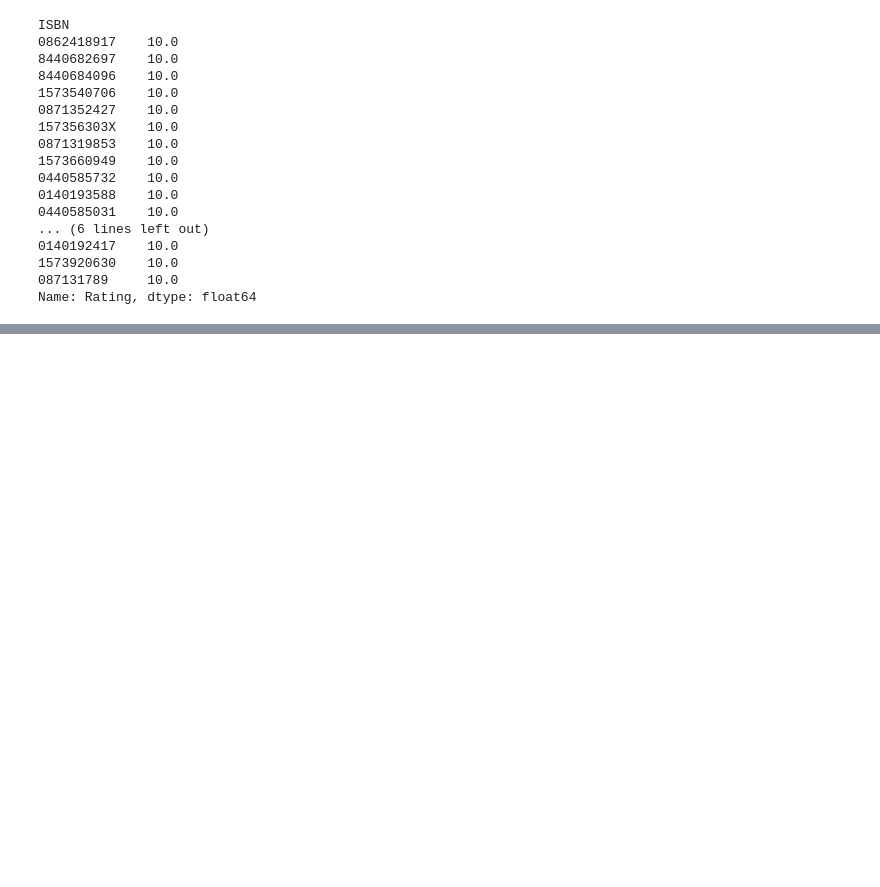
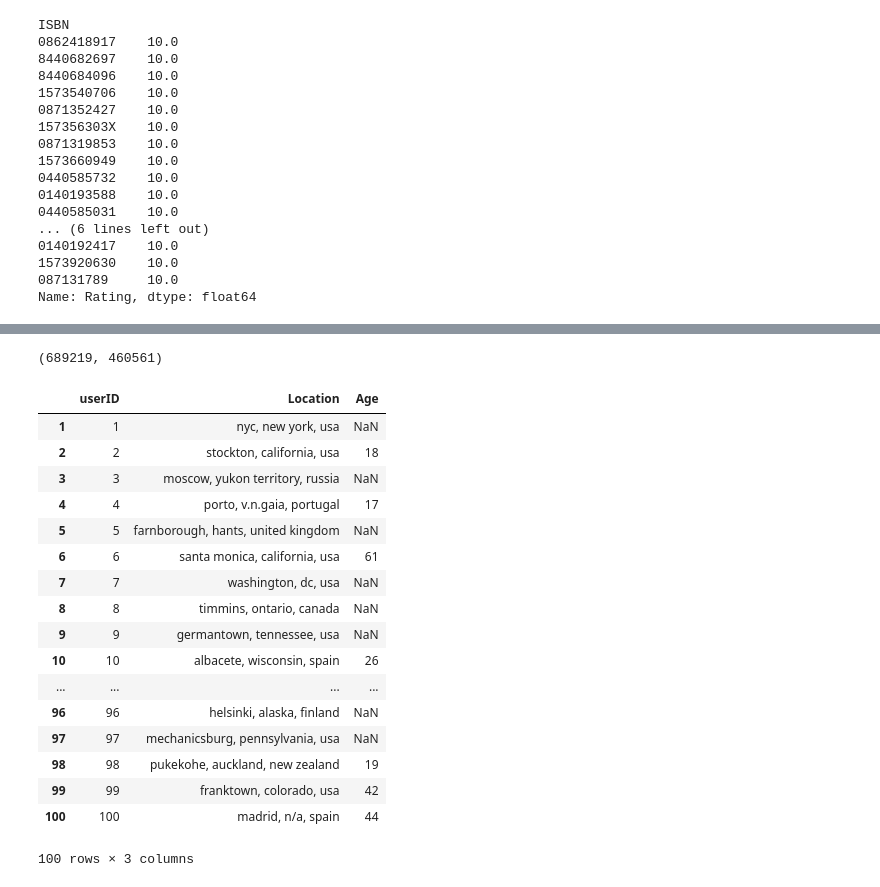
Before and after one commit to hophamtenquang/RecSys, a Jupyter notebook: BX2.ipynb, the cells around one changed output, grey strips where cells are left out. Cells and saved outputs as stored; diff of their text form; code cells hidden in the pictures; blank space fills up the shorter version.

```diff
--- a/BX2.ipynb
+++ b/BX2.ipynb
@@ -2,7 +2,7 @@
 import pandas as pd
 
 # User columns, using to read csv
-u_cols = ['User-ID', 'Location', 'Age']
+u_cols = ['userID', 'Location', 'Age']
 users = pd.read_csv('BX-CSV-Dump/BX-Users.csv', sep=';', names=u_cols, encoding='latin-1')
 
 # Book columns, using to read CSV
@@ -106,0 +156,25 @@ Gathering per-item and per-user statistics.
+# %%
+len(train_data), len(test_data)
+# %% [output]
+(689219, 460561)
+# %%
+users.head(100)
+# %% [output]
+|  | userID | Location | Age |
+| 1 | 1 | nyc, new york, usa | NaN |
+| 2 | 2 | stockton, california, usa | 18 |
+| 3 | 3 | moscow, yukon territory, russia | NaN |
+| 4 | 4 | porto, v.n.gaia, portugal | 17 |
+| 5 | 5 | farnborough, hants, united kingdom | NaN |
+| 6 | 6 | santa monica, california, usa | 61 |
+| 7 | 7 | washington, dc, usa | NaN |
+| 8 | 8 | timmins, ontario, canada | NaN |
+| 9 | 9 | germantown, tennessee, usa | NaN |
+| 10 | 10 | albacete, wisconsin, spain | 26 |
+| ... | ... | ... | ... |
+| 96 | 96 | helsinki, alaska, finland | NaN |
+| 97 | 97 | mechanicsburg, pennsylvania, usa | NaN |
+| 98 | 98 | pukekohe, auckland, new zealand | 19 |
+| 99 | 99 | franktown, colorado, usa | 42 |
+| 100 | 100 | madrid, n/a, spain | 44 |
+100 rows × 3 columns
```
Also changed, not shown: parts of 7 cells of this notebook.
